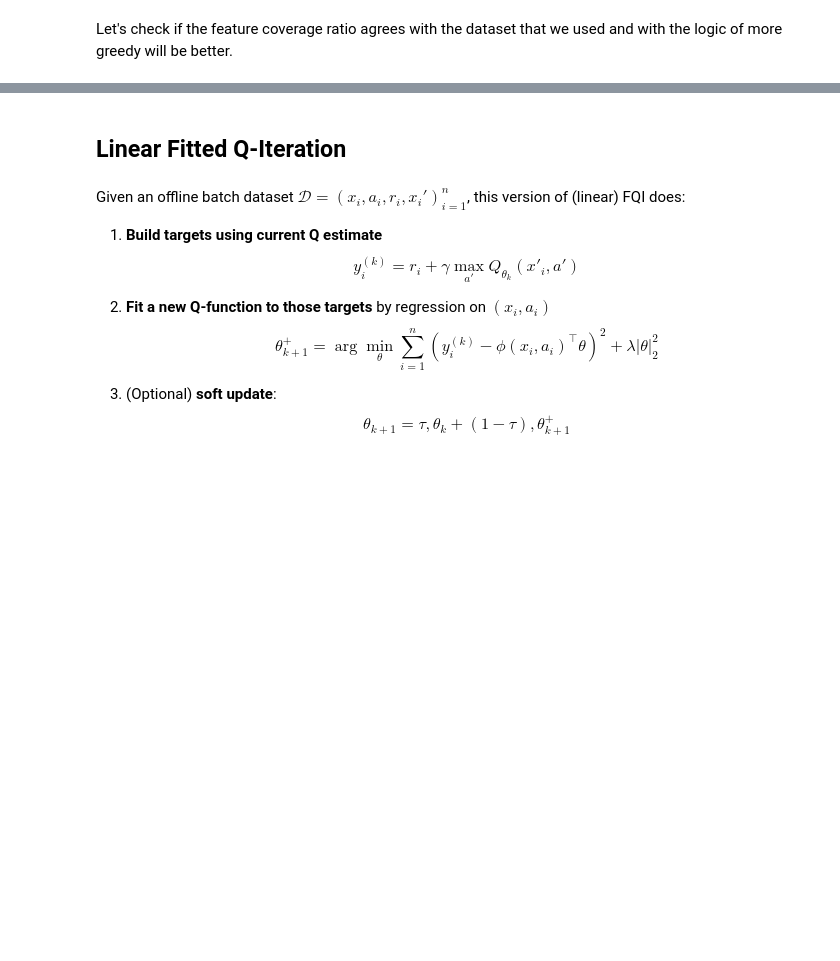
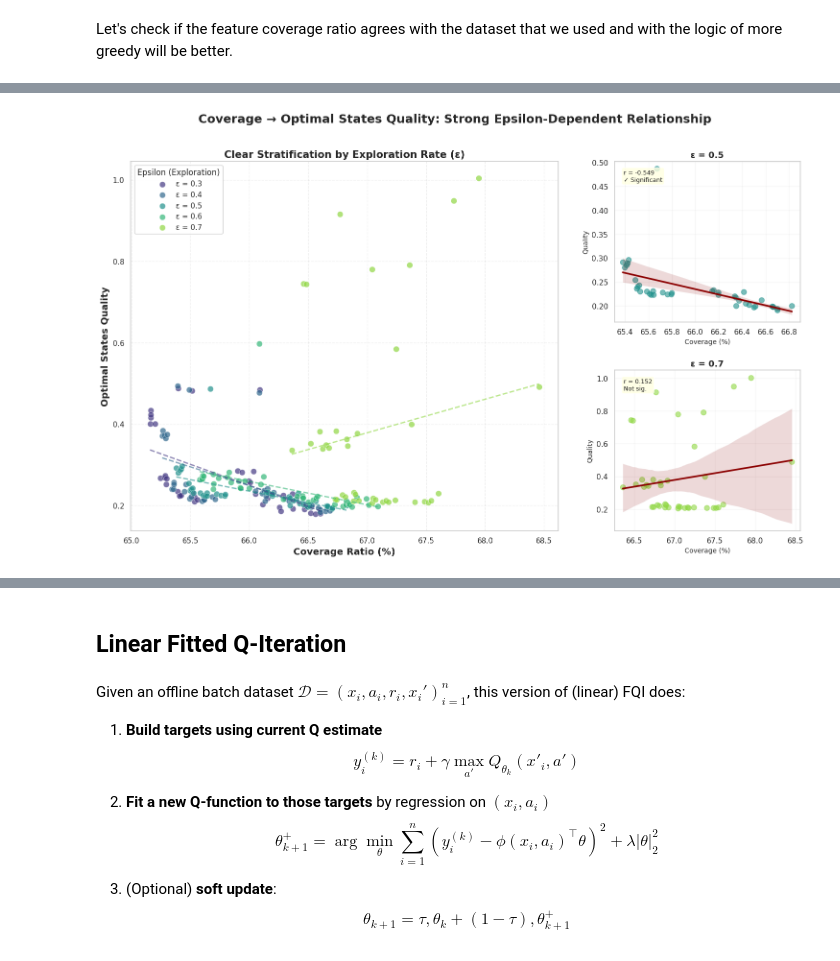
Before and after one commit to maaurod/FOGAS, a Jupyter notebook: testing_vectorized/10grid_wall_torch.ipynb, the cells around one changed output, grey strips where cells are left out. Cells and saved outputs as stored; diff of their text form; code cells hidden in the pictures; blank space fills up the shorter version.

```diff
--- a/testing_vectorized/10grid_wall_torch.ipynb
+++ b/testing_vectorized/10grid_wall_torch.ipynb
@@ -713,0 +870,89 @@ if results:
+# %%
+# 1. Prepare Data
+df_plot = df_results.copy()
+
+# 2. Create focused visualization emphasizing the clear relationship
+fig = plt.figure(figsize=(18, 10))
+gs = fig.add_gridspec(2, 3, hspace=0.3, wspace=0.3)
+
+fig.suptitle('Coverage → Optimal States Quality: Strong Epsilon-Dependent Relationship',
+             fontsize=18, fontweight='bold', y=0.98)
+
+# --- Main Plot: Large scatter colored by Epsilon ---
+ax_main = fig.add_subplot(gs[:, 0:2])
+
+# Create a color palette
+epsilon_values = sorted(df_plot['Epsilon'].unique())
+colors = sns.color_palette("viridis", n_colors=len(epsilon_values))
+epsilon_colors = {eps: colors[i] for i, eps in enumerate(epsilon_values)}
+
+for eps_val in epsilon_values:
+    subset = df_plot[df_plot['Epsilon'] == eps_val].sort_values('Coverage Ratio')
+    ax_main.scatter(subset['Coverage Ratio'], subset['Optimal States Quality'],
+                   label=f'ε = {eps_val}', alpha=0.7, s=80,
+                   color=epsilon_colors[eps_val], edgecolors='white', linewidth=0.5)
+
+    # Add trend line for each epsilon
+    if len(subset) > 2:
+        z = np.polyfit(subset['Coverage Ratio'], subset['Optimal States Quality'], 1)
+        p = np.poly1d(z)
+        x_line = np.linspace(subset['Coverage Ratio'].min(), subset['Coverage Ratio'].max(), 100)
+        ax_main.plot(x_line, p(x_line), '--', color=epsilon_colors[eps_val],
+                    alpha=0.6, linewidth=2)
+
+ax_main.set_xlabel('Coverage Ratio (%)', fontsize=14, fontweight='bold')
+ax_main.set_ylabel('Optimal States Quality', fontsize=14, fontweight='bold')
+ax_main.set_title('Clear Stratification by Exploration Rate (ε)', fontsize=15, fontweight='bold')
+ax_main.legend(title='Epsilon (Exploration)', loc='upper left', fontsize=11,
+              title_fontsize=12, framealpha=0.9)
+ax_main.grid(alpha=0.3, linestyle='--')
+
+# --- Right panels: Individual epsilon correlations ---
+right_positions = [(0, 2), (1, 2)]  # Only use column 2, rows 0 and 1
+
+for idx, eps_val in enumerate([0.5, 0.7]):  # Show the two clearest examples
+    row, col = right_positions[idx]
+    ax = fig.add_subplot(gs[row, col])
+
+    subset = df_plot[df_plot['Epsilon'] == eps_val]
+
+    # Regression plot
+    sns.regplot(data=subset, x='Coverage Ratio', y='Optimal States Quality',
+                scatter_kws={'alpha': 0.6, 's': 60, 'color': epsilon_colors[eps_val]},
+                line_kws={'color': 'darkred', 'linewidth': 2.5},
+                ax=ax)
+
+    # Calculate correlation
+    corr, p_val = pearsonr(subset['Coverage Ratio'], subset['Optimal States Quality'])
+
+    ax.set_title(f'ε = {eps_val}', fontsize=13, fontweight='bold')
+    ax.set_xlabel('Coverage (%)', fontsize=10)
+    ax.set_ylabel('Quality', fontsize=10)
+
+    # Add stats box
+    sig = "✓ Significant" if p_val < 0.05 else "Not sig."
+    ax.text(0.05, 0.95, f'r = {corr:.3f}\n{sig}',
+            transform=ax.transAxes, fontsize=9, verticalalignment='top',
+            bbox=dict(boxstyle='round', facecolor='lightyellow', alpha=0.8))
+    ax.grid(alpha=0.2)
+
+plt.tight_layout()
+plt.show()
+
+# Print summary statistics
+print("=" * 70)
+print("📊 COVERAGE → OPTIMAL STATES QUALITY ANALYSIS")
+print("=" * 70)
+print("\nCorrelation by Epsilon:")
+print("-" * 50)
+for eps_val in epsilon_values:
+    subset = df_plot[df_plot['Epsilon'] == eps_val]
+    corr, p_val = pearsonr(subset['Coverage Ratio'], subset['Optimal States Quality'])
+    sig = "✓" if p_val < 0.05 else "✗"
+    print(f"  ε = {eps_val}:  r = {corr:6.3f}  |  p = {p_val:.4f}  {sig}")
+
+print("\n" + "=" * 70)
+print("KEY FINDING: Higher epsilon → Higher coverage → Better quality!")
+print("=" * 70)
+# %% [output]
+[figure, added]
```
Also changed, not shown: parts of 23 cells of this notebook, 10 other files.
